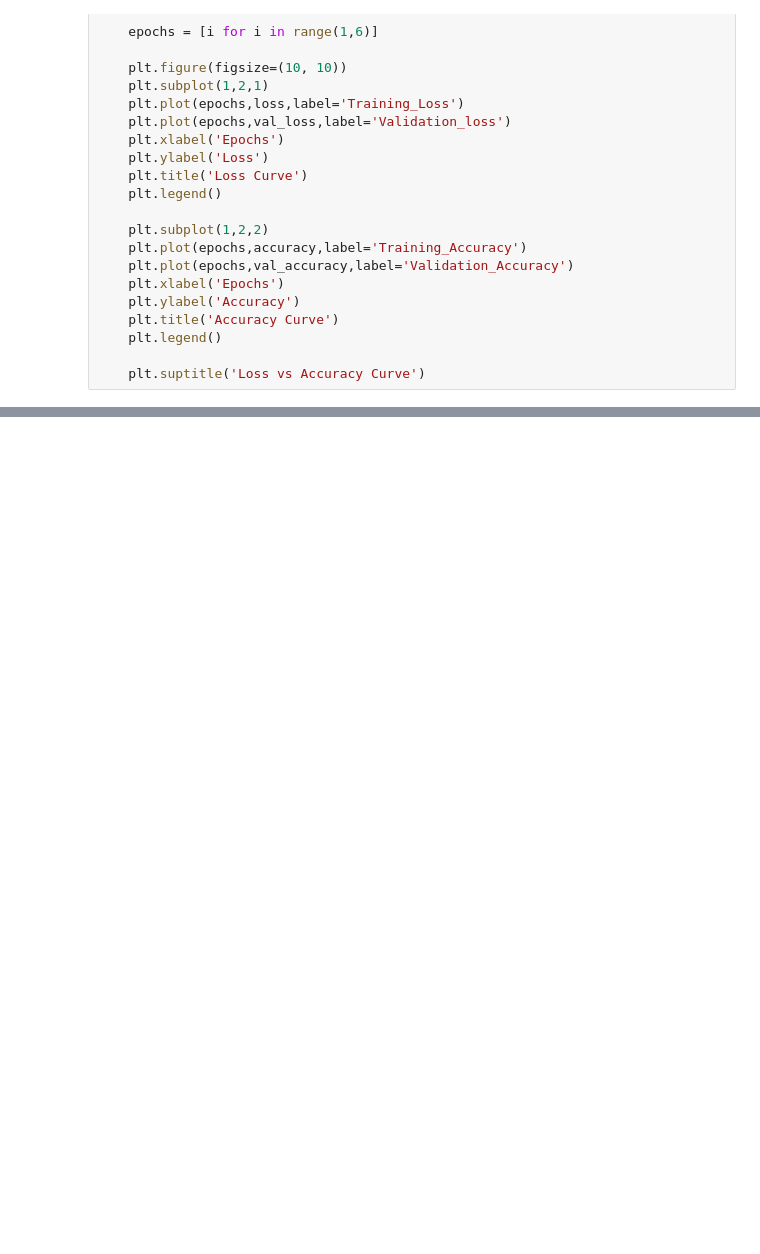
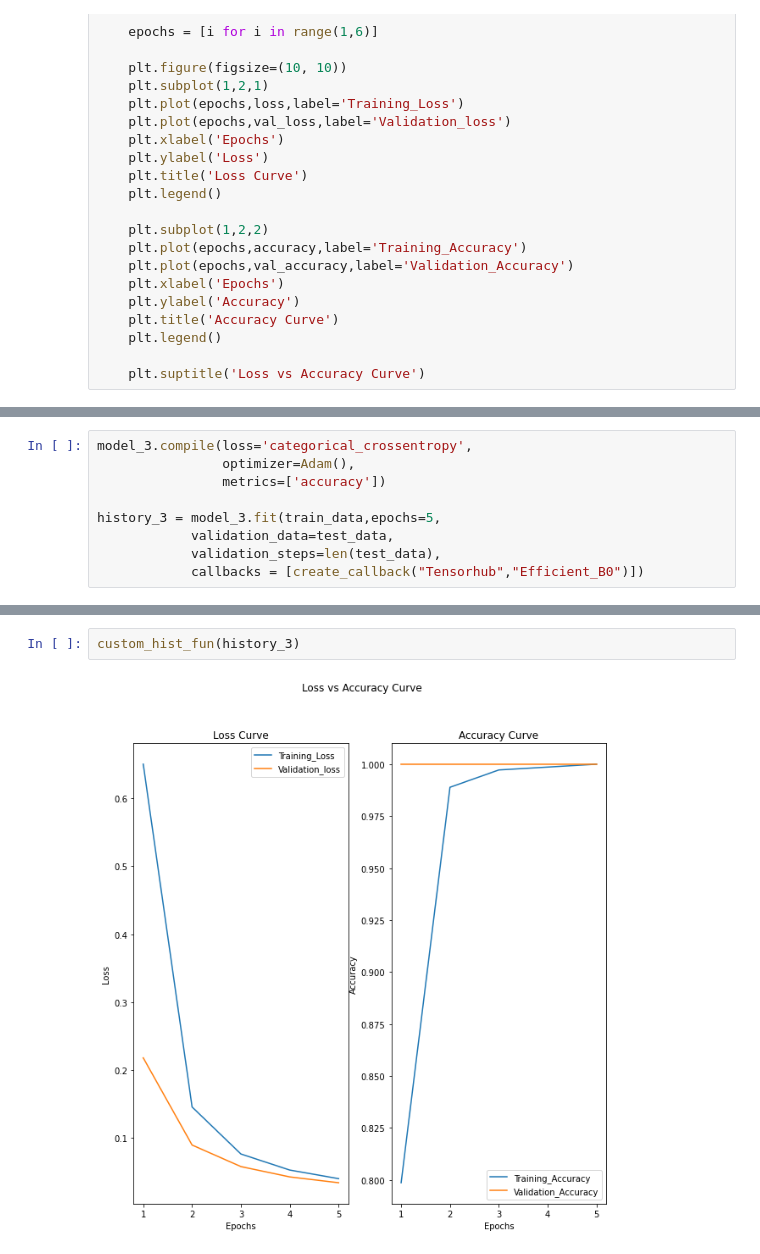
Before and after one commit to sainathss97/TensorFlow_practice, a Jupyter notebook: Plant_Disease_Prediction.ipynb, the cells around one changed output, grey strips where cells are left out. Drawn from its saved outputs; the diff is of its cells as text; blank space fills up the shorter version.

```diff
--- a/Plant_Disease_Prediction.ipynb
+++ b/Plant_Disease_Prediction.ipynb
@@ -184,0 +293,9 @@ custom_hist_fun(history_1)
+# %%
+model_3.compile(loss='categorical_crossentropy',
+                optimizer=Adam(),
+                metrics=['accuracy'])
+
+history_3 = model_3.fit(train_data,epochs=5,
+            validation_data=test_data,
+            validation_steps=len(test_data),
+            callbacks = [create_callback("Tensorhub","Efficient_B0")])
@@ -184,0 +314,4 @@ custom_hist_fun(history_1)
+# %%
+custom_hist_fun(history_3)
+# %% [output]
+[figure, added]
```
Also changed, not shown: parts of 28 cells of this notebook.
